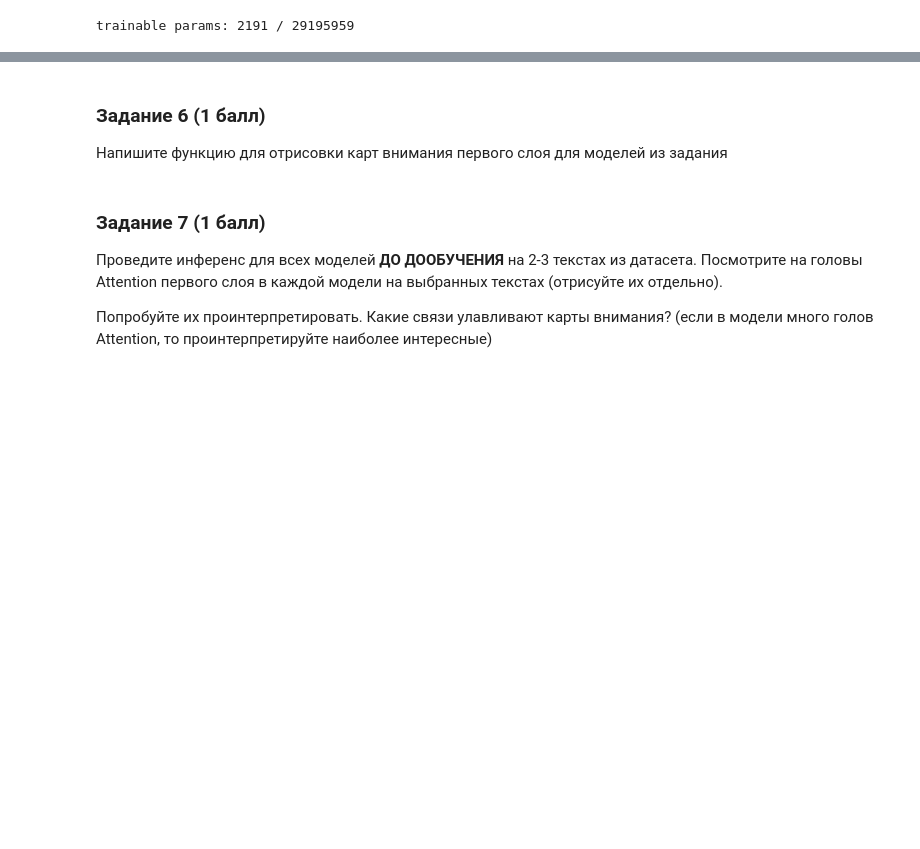
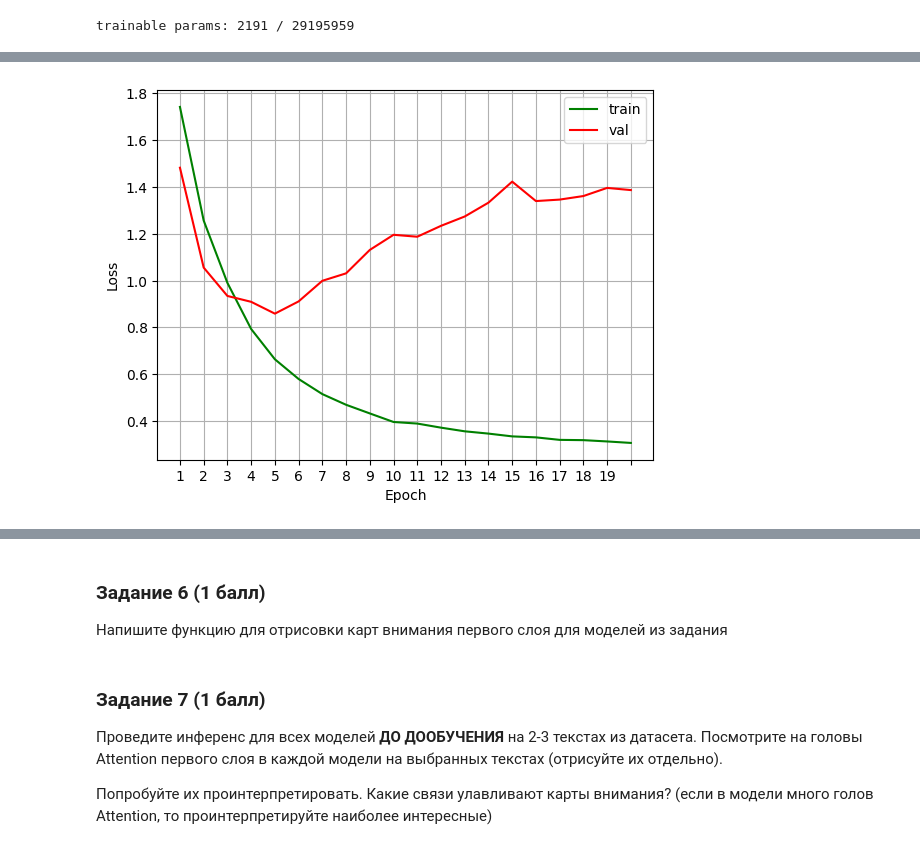
Before and after one commit to nikchernikkem/DLS-NLP-Course, a Jupyter notebook: 6 Fine Tuning BERT/[homework]Attention_and_transformers.ipynb, the cells around one changed output, grey strips where cells are left out. Drawn from its saved outputs; the diff is of its cells as text; code cells hidden in the pictures; blank space fills up the shorter version.

```diff
--- a/6 Fine Tuning BERT/[homework]Attention_and_transformers.ipynb
+++ b/6 Fine Tuning BERT/[homework]Attention_and_transformers.ipynb
@@ -637,0 +548,3 @@ cm = confusion_matrix(y_true, y_pred)
+# %%
+MODEL_NAME = 'cointegrated/rubert-tiny2'
+rubert_tiny_transformer_model = TrainerClassificationModel(MODEL_NAME, device, len(ru_mapping)).to(device)
@@ -637,0 +554,9 @@ cm = confusion_matrix(y_true, y_pred)
+# %%
+history, model, y_true, y_pred = train_model(
+    rubert_tiny_transformer_model,
+    NUM_EPOCHS,
+    ru_train_loader,
+    ru_test_loader,
+    'ru_full',
+    freeze_backbone=False,
+)
@@ -637,0 +578,3 @@ cm = confusion_matrix(y_true, y_pred)
+# %%
+get_losses_plot(history, NUM_EPOCHS)
+# %% [output]
@@ -637,0 +582 @@ cm = confusion_matrix(y_true, y_pred)
+[figure, added]
```
Also changed, not shown: parts of 62 cells of this notebook, 1 other file.
